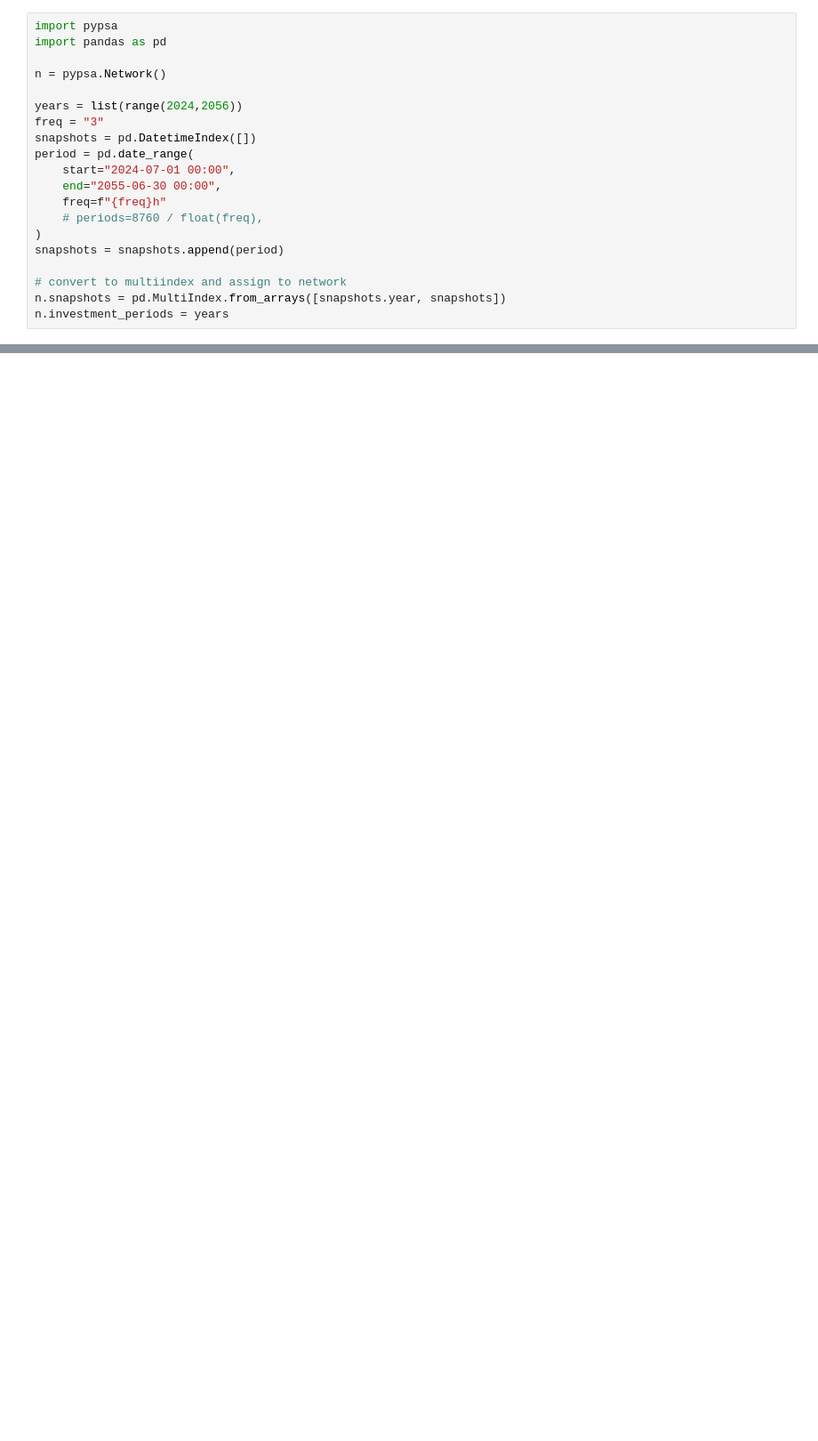
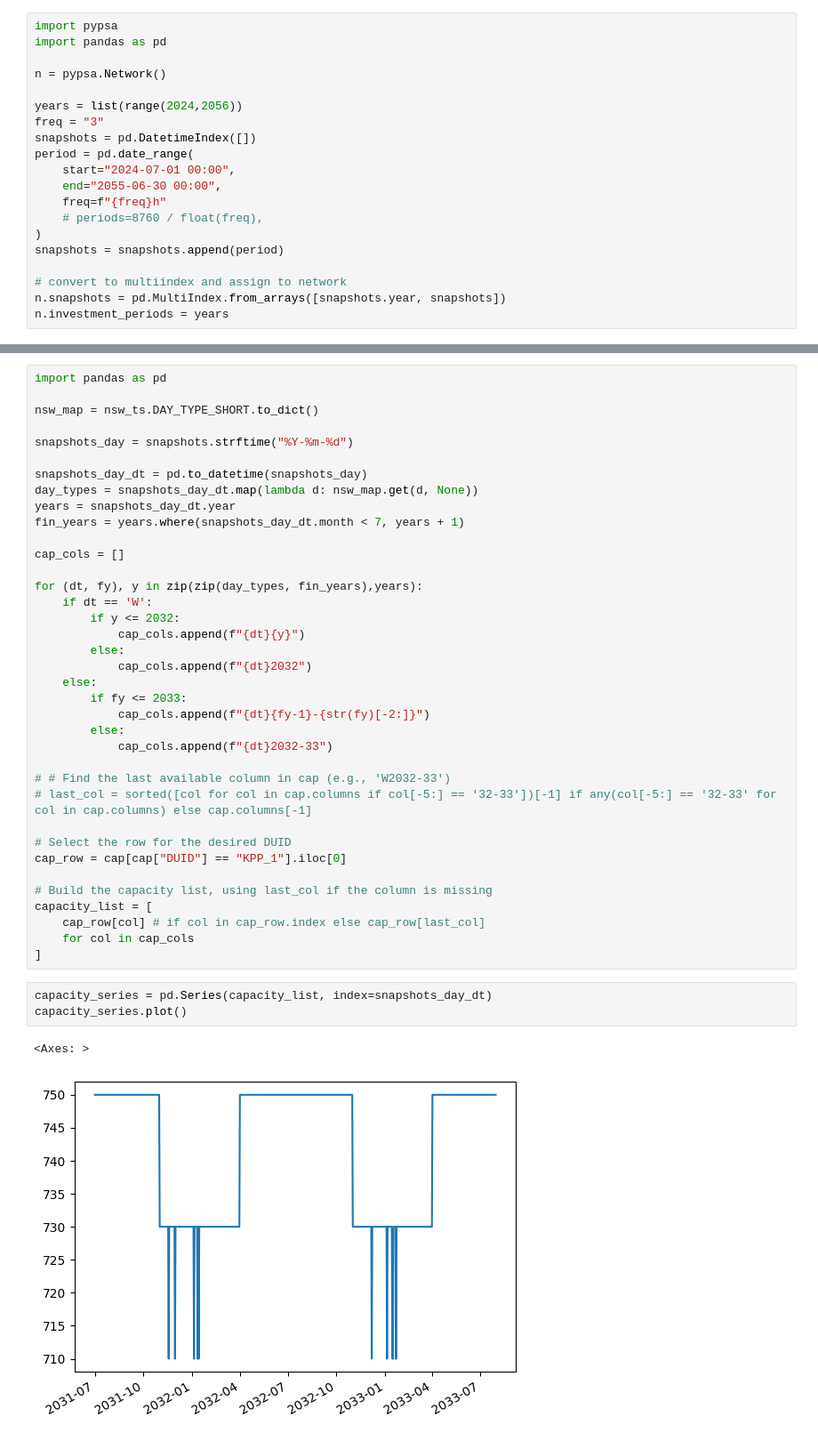
Before and after one commit to ArthurBond/AUS-CEM, a Jupyter notebook: scripts/build_test_network.ipynb, the cells around one changed output, grey strips where cells are left out. Shown at 89% size. Saved outputs shown, nothing was run; the diff lists cells and outputs as text; blank space fills up the shorter version.

```diff
--- a/scripts/build_test_network.ipynb
+++ b/scripts/build_test_network.ipynb
@@ -54,0 +333,43 @@ n.investment_periods = years
+# %%
+import pandas as pd
+
+nsw_map = nsw_ts.DAY_TYPE_SHORT.to_dict()
+
+snapshots_day = snapshots.strftime("%Y-%m-%d")
+
+snapshots_day_dt = pd.to_datetime(snapshots_day)
+day_types = snapshots_day_dt.map(lambda d: nsw_map.get(d, None))
+years = snapshots_day_dt.year
+fin_years = years.where(snapshots_day_dt.month < 7, years + 1)
+
+cap_cols = []
+
+for (dt, fy), y in zip(zip(day_types, fin_years),years):
+    if dt == 'W':
+        if y <= 2032:
+            cap_cols.append(f"{dt}{y}")
+        else:
+            cap_cols.append(f"{dt}2032")
+    else:
+        if fy <= 2033:
+            cap_cols.append(f"{dt}{fy-1}-{str(fy)[-2:]}")
+        else:
+            cap_cols.append(f"{dt}2032-33")
+
+# # Find the last available column in cap (e.g., 'W2032-33')
+# last_col = sorted([col for col in cap.columns if col[-5:] == '32-33'])[-1] if any(col[-5:] == '32-33' for col in cap.columns) else cap.columns[-1]
+
+# Select the row for the desired DUID
+cap_row = cap[cap["DUID"] == "KPP_1"].iloc[0]
+
+# Build the capacity list, using last_col if the column is missing
+capacity_list = [
+    cap_row[col] # if col in cap_row.index else cap_row[last_col]
+    for col in cap_cols
+]
+# %%
+capacity_series = pd.Series(capacity_list, index=snapshots_day_dt)
+capacity_series.plot()
+# %% [output]
+<Axes: >
+[figure, added]
```
Also changed, not shown: parts of 13 cells of this notebook, 29 other files.
